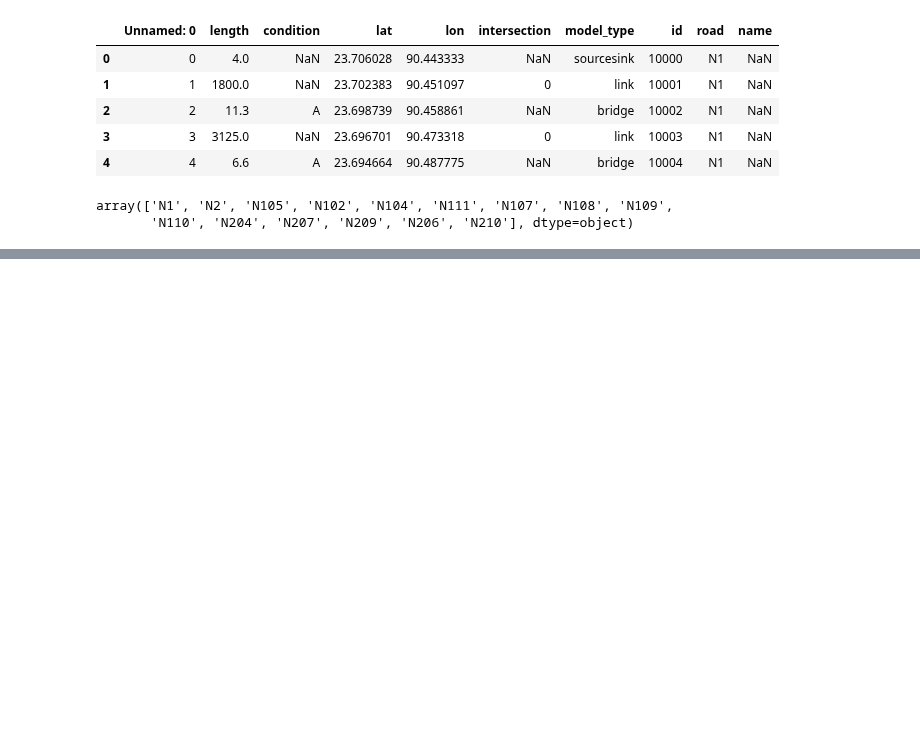
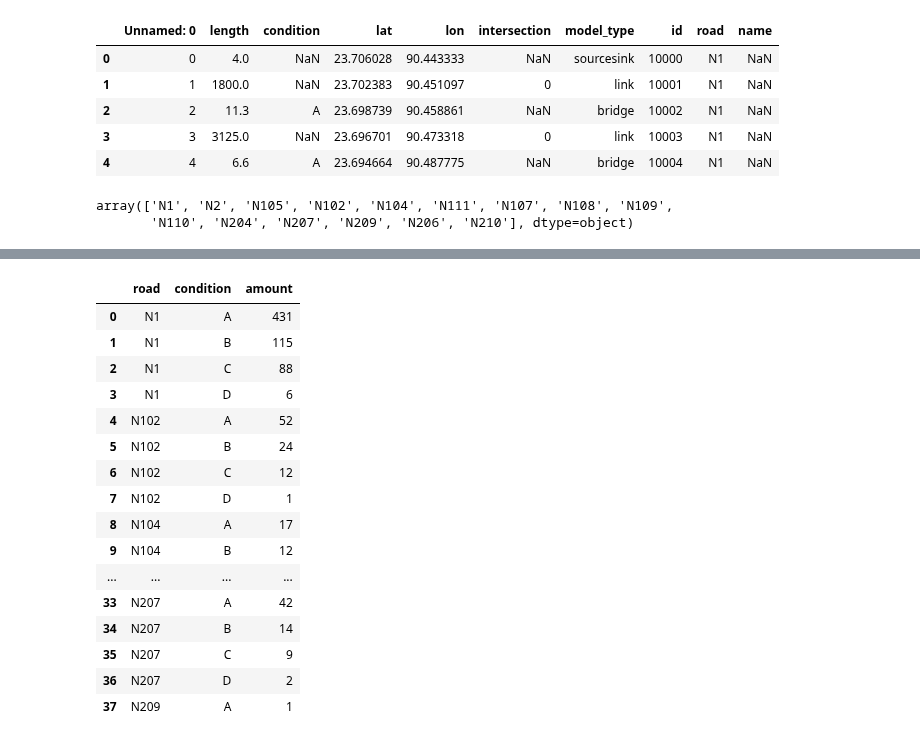
Before and after one commit to EwoutH/EPA1352-Adv-Simulation, a Jupyter notebook: EPA1352-G06-A4/notebook/count_amount_bridge_type.ipynb, the cells around one changed output, grey strips where cells are left out. Cells and saved outputs as stored; diff of their text form; code cells hidden in the pictures; blank space fills up the shorter version.

```diff
--- a/EPA1352-G06-A4/notebook/count_amount_bridge_type.ipynb
+++ b/EPA1352-G06-A4/notebook/count_amount_bridge_type.ipynb
@@ -21,0 +38,22 @@ array(['N1', 'N2', 'N105', 'N102', 'N104', 'N111', 'N107', 'N108', 'N109',
+# %%
+# Sort the bridges dataframe
+bridges.sort_values(['condition', 'amount'], ascending= False)
+bridges
+# %% [output]
+|  | road | condition | amount |
+| 0 | N1 | A | 431 |
+| 1 | N1 | B | 115 |
+| 2 | N1 | C | 88 |
+| 3 | N1 | D | 6 |
+| 4 | N102 | A | 52 |
+| 5 | N102 | B | 24 |
+| 6 | N102 | C | 12 |
+| 7 | N102 | D | 1 |
+| 8 | N104 | A | 17 |
+| 9 | N104 | B | 12 |
+| ... | ... | ... | ... |
+| 33 | N207 | A | 42 |
+| 34 | N207 | B | 14 |
+| 35 | N207 | C | 9 |
+| 36 | N207 | D | 2 |
+| 37 | N209 | A | 1 |
```
Also changed, not shown: parts of 7 cells of this notebook, 4 other files.
